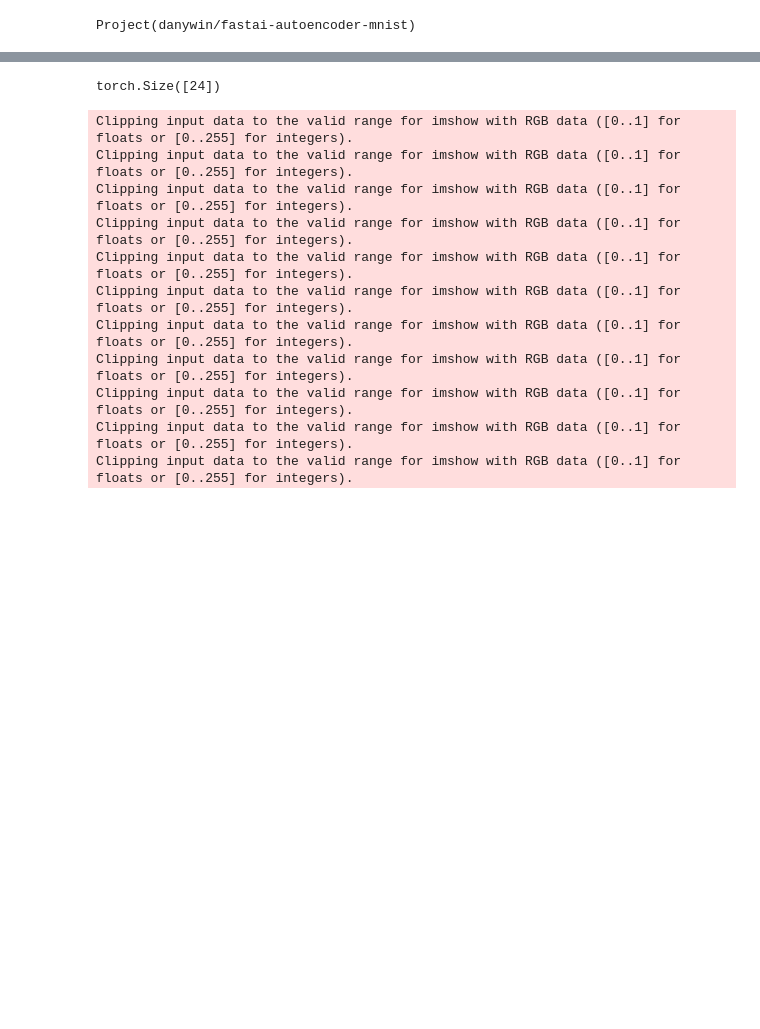
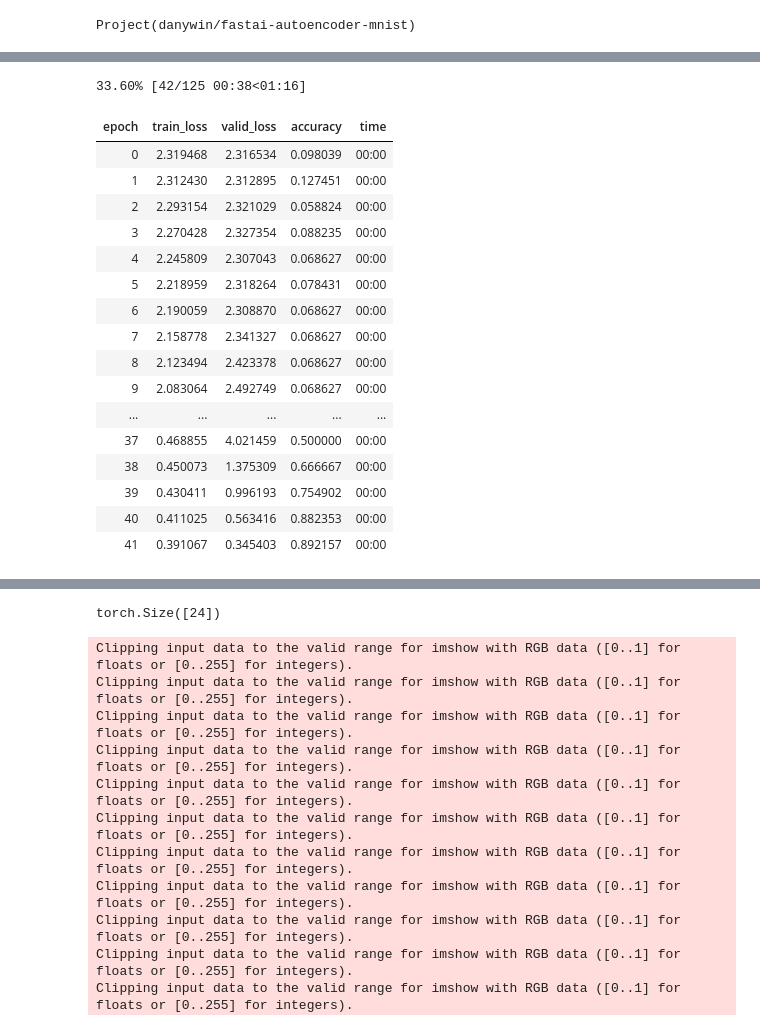
Before and after one commit to dhuynh95/fastai_autoencoder, a Jupyter notebook: MNIST.ipynb, the cells around one changed output, grey strips where cells are left out. Saved outputs shown, nothing was run; the diff lists cells and outputs as text; code cells hidden in the pictures; blank space fills up the shorter version.

```diff
--- a/MNIST.ipynb
+++ b/MNIST.ipynb
@@ -448,3 +296,0 @@ learn.plot_rec()
-# %%
-learn.path = Path()
-learn.load("model_2048_sample_cnn")
@@ -468,0 +297,3 @@ Image (3, 64, 64),Image (3, 64, 64),Image (3, 64, 64),Image (3, 64, 64),Image (3
+# %%
+ds_size = int(128 * 1.25)
+data,valid_data = get_data(ds_size,bs=64)
@@ -468,0 +467,56 @@ Image (3, 64, 64),Image (3, 64, 64),Image (3, 64, 64),Image (3, 64, 64),Image (3
+# %%
+n_batchs = [1,2,4]
+bs = 128
+
+n_trials = 10
+results = []
+with neptune.create_experiment(name="Comparison of validation accuracy") as exp:
+    exp.set_property("pretrained","false")
+    for n_batch in data_size:
+        # First we look at
+        for i in range(n_trials):
+            size = PARAMS["size"]
+            conv = PARAMS["conv"]
+            act_fn = PARAMS["act_fn"]
+            bn = PARAMS["bn"]
+            rec_loss = PARAMS["rec_loss"]
+
+            nfs = PARAMS["nfs_enc"]
+            ks = PARAMS["ks_enc"]
+            # enc = create_encoder(nfs,ks,conv=conv,bn=bn,act_fn=act_fn)
+            enc = create_encoder_denseblock(3,4)
+
+            nfs = PARAMS["nfs_bn"]
+            vae_bn = VAEBottleneck(nfs,act_fn)
+
+            nfs = PARAMS["nfs_dec"]
+            ks = PARAMS["ks_dec"]
+            dec_conv = create_decoder(nfs,ks,conv=conv,bn=bn,act_fn=act_fn)
+            dec = SpatialDecoder2D(dec_conv,size)
+
+            learn = AutoEncoderLearner(data,rec_loss,enc,vae_bn,dec)
+            kl_hook = VAEHook(learn,beta=PARAMS["beta_kl"])
+
+            n_z = PARAMS["nfs_bn"][-1]
+
+            lin = nn.Sequential(nn.Linear(32,20),nn.BatchNorm1d(20),nn.ReLU(inplace=True),nn.Linear(20,10))
+            layers = [learn.enc,learn.bn,lin]
+            clf_model = nn.Sequential(*layers)
+
+            clf = Learner(learn.data,clf_model,metrics=accuracy)
+
+            lr = 1e-1 / 2
+        # clf.fit_one_cycle(125,max_lr=(lr / 100,lr / 10,lr))
+            clf.fit_one_cycle(125,lr)
+
+            clf.data = valid_data
+            clf.data.batch_size = 4096
+
+            pred,y = clf.get_preds(DatasetType.Train)
+            score = (pred.argmax(dim=1) == y).float().mean().item()
+
+            exp.send_metric("validation_accuracy",x=size,y=score)
+            result = {"data_size":bs*n_batch,"score":score,"pretrained":False}
+            print(result)
+            results.append(result)
+# %% [output]
@@ -468,0 +525,18 @@ Image (3, 64, 64),Image (3, 64, 64),Image (3, 64, 64),Image (3, 64, 64),Image (3
+33.60% [42/125 00:38<01:16]
+| epoch | train_loss | valid_loss | accuracy | time |
+| 0 | 2.319468 | 2.316534 | 0.098039 | 00:00 |
+| 1 | 2.312430 | 2.312895 | 0.127451 | 00:00 |
+| 2 | 2.293154 | 2.321029 | 0.058824 | 00:00 |
+| 3 | 2.270428 | 2.327354 | 0.088235 | 00:00 |
+| 4 | 2.245809 | 2.307043 | 0.068627 | 00:00 |
+| 5 | 2.218959 | 2.318264 | 0.078431 | 00:00 |
+| 6 | 2.190059 | 2.308870 | 0.068627 | 00:00 |
+| 7 | 2.158778 | 2.341327 | 0.068627 | 00:00 |
+| 8 | 2.123494 | 2.423378 | 0.068627 | 00:00 |
+| 9 | 2.083064 | 2.492749 | 0.068627 | 00:00 |
+| ... | ... | ... | ... | ... |
+| 37 | 0.468855 | 4.021459 | 0.500000 | 00:00 |
+| 38 | 0.450073 | 1.375309 | 0.666667 | 00:00 |
+| 39 | 0.430411 | 0.996193 | 0.754902 | 00:00 |
+| 40 | 0.411025 | 0.563416 | 0.882353 | 00:00 |
+| 41 | 0.391067 | 0.345403 | 0.892157 | 00:00 |
```
Also changed, not shown: parts of 75 cells of this notebook, 20 other files.
